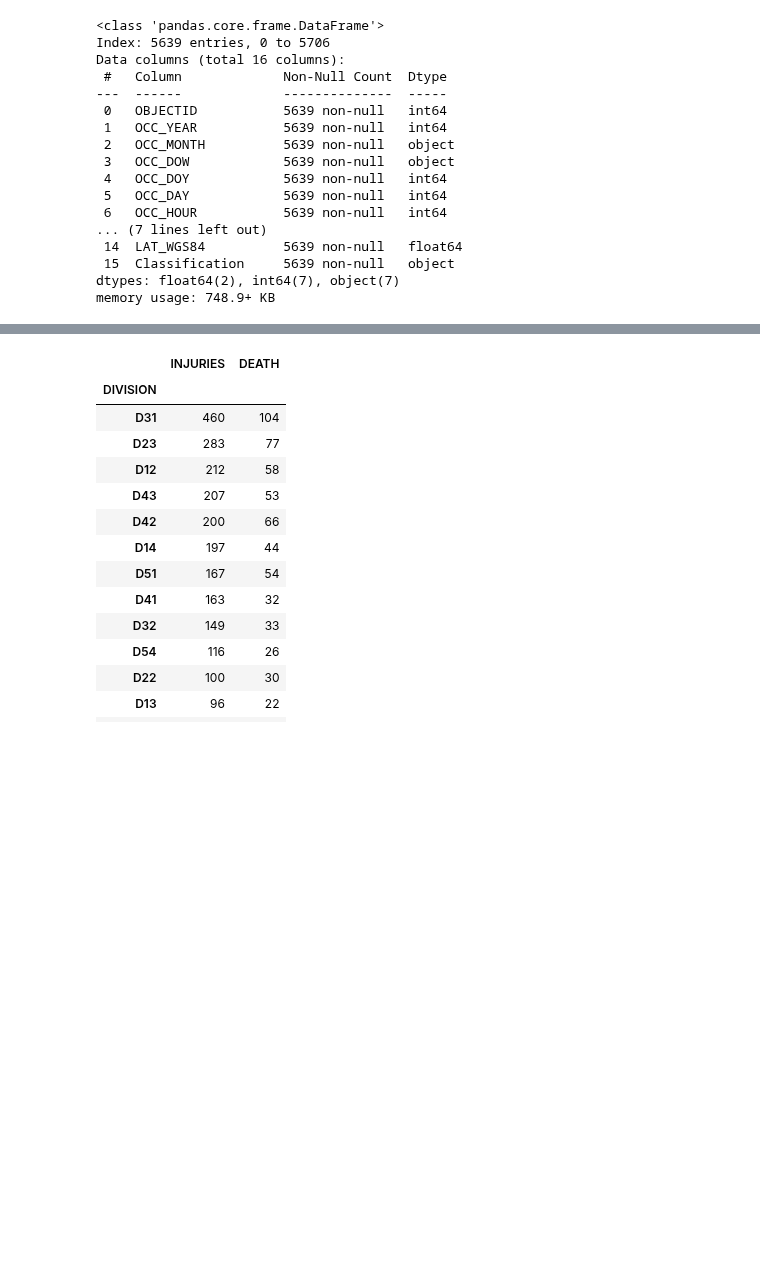
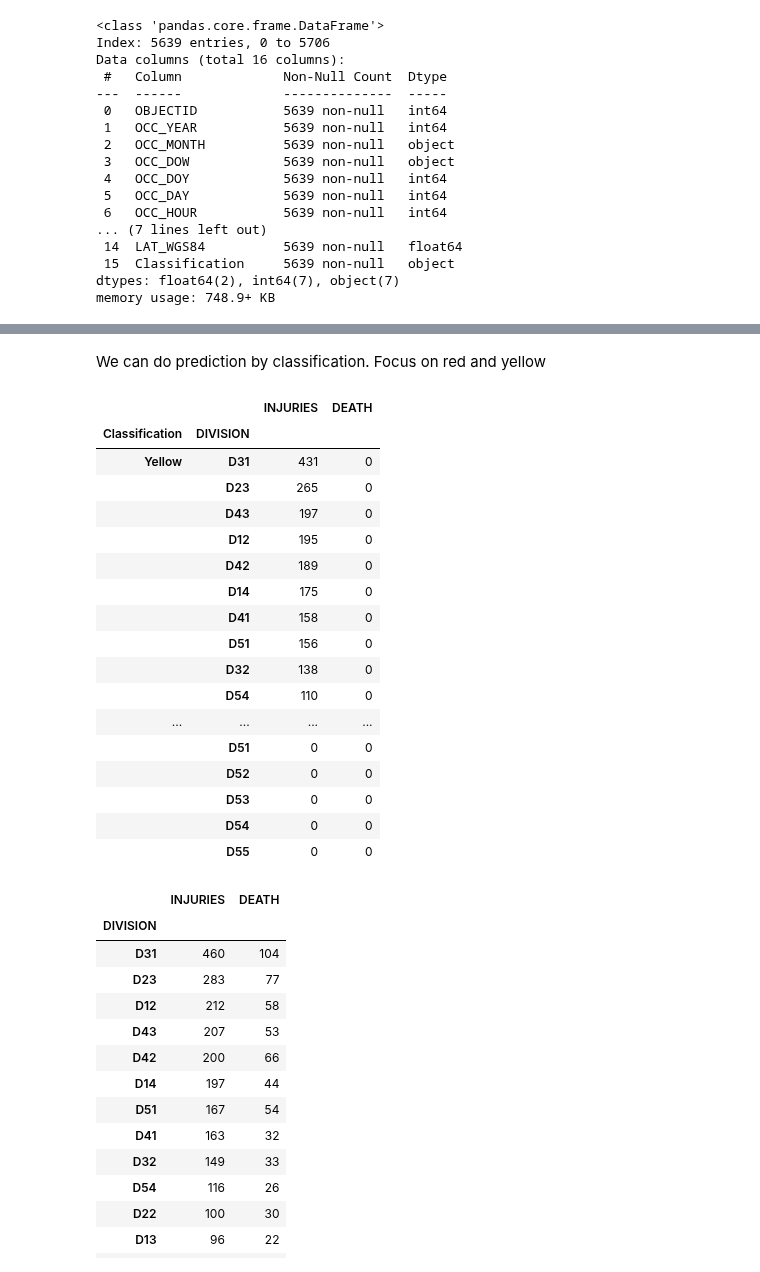
Before and after one commit to LLF00/datascience1, a Jupyter notebook: gunfire_datacleaning (2).ipynb, the cells around one changed output, grey strips where cells are left out. Cells and saved outputs as stored; diff of their text form; code cells hidden in the pictures; blank space fills up the shorter version.

```diff
--- a/gunfire_datacleaning (2).ipynb
+++ b/gunfire_datacleaning (2).ipynb
@@ -193,3 +201,27 @@ df3.head()
+# %% [markdown]
+We can do prediction by classification. Focus on red and yellow
+# %%
+#df3.groupby('HOOD_158')[df3.groupby('Classification')][['INJURIES', 'DEATH']].sum().sort_values(by=['INJURIES', 'DEATH'], ascending=False)
+df3.groupby(['Classification', 'DIVISION'])[['INJURIES', 'DEATH']].sum().sort_values(by=['INJURIES', 'DEATH'], ascending=False)
+# %% [output]
+|  |  | INJURIES | DEATH |
+| Classification | DIVISION |  |  |
+| Yellow | D31 | 431 | 0 |
+|  | D23 | 265 | 0 |
+|  | D43 | 197 | 0 |
+|  | D12 | 195 | 0 |
+|  | D42 | 189 | 0 |
+|  | D14 | 175 | 0 |
+|  | D41 | 158 | 0 |
+|  | D51 | 156 | 0 |
+|  | D32 | 138 | 0 |
+|  | D54 | 110 | 0 |
+| ... | ... | ... | ... |
+|  | D51 | 0 | 0 |
+|  | D52 | 0 | 0 |
+|  | D53 | 0 | 0 |
+|  | D54 | 0 | 0 |
+|  | D55 | 0 | 0 |
 # %%
 df3.groupby('DIVISION')[['INJURIES', 'DEATH']].sum().sort_values(by=['INJURIES', 'DEATH'], ascending=False)
 # %% [output]
```
Also changed, not shown: parts of 8 cells of this notebook.
